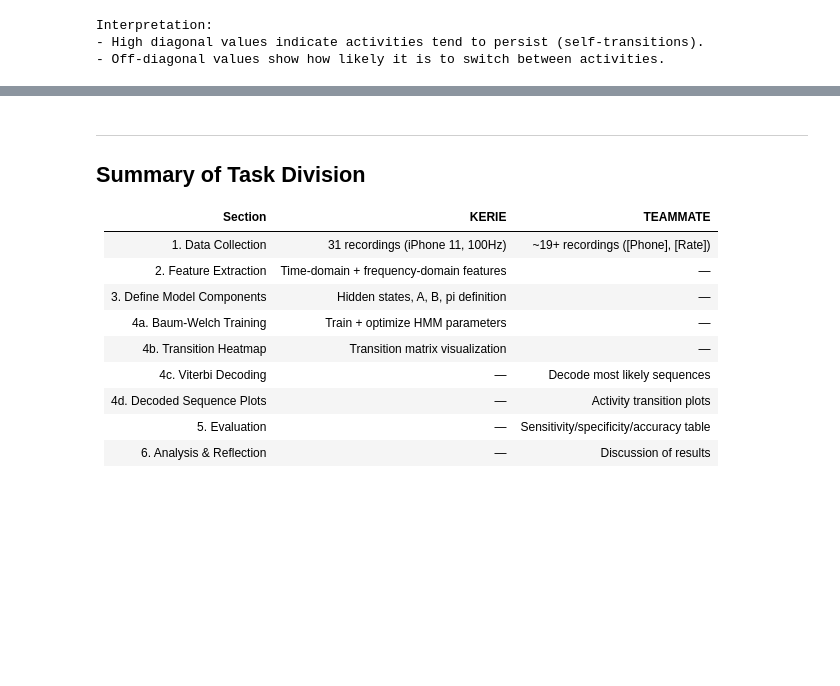
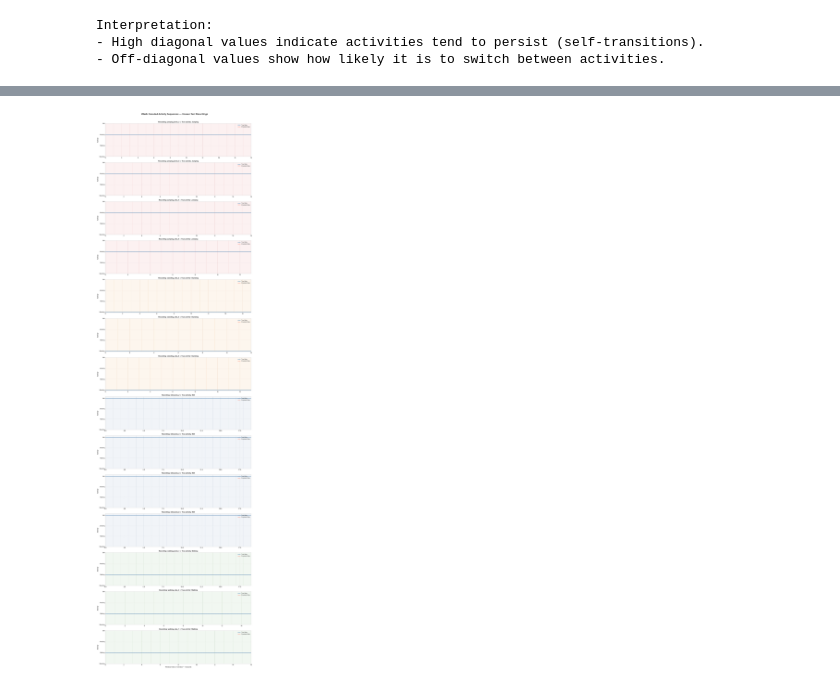
Before and after one commit to RELEBOHILE-PHEKO/Formative-2_Hidden-Markov-Models, a Jupyter notebook: hmm_activity_recognition.ipynb, the cells around one changed output, grey strips where cells are left out. Cells and saved outputs as stored; diff of their text form; code cells hidden in the pictures; blank space fills up the shorter version.

```diff
--- a/hmm_activity_recognition.ipynb
+++ b/hmm_activity_recognition.ipynb
@@ -767,15 +821,53 @@ Interpretation:
-# %% [markdown]
----
-## Summary of Task Division
-
-| Section | KERIE | TEAMMATE |
-|---------|-------|----------|
-| 1. Data Collection | 31 recordings (iPhone 11, 100Hz) | ~19+ recordings ([Phone], [Rate]) |
-| 2. Feature Extraction | Time-domain + frequency-domain features | — |
-| 3. Define Model Components | Hidden states, A, B, pi definition | — |
-| 4a. Baum-Welch Training | Train + optimize HMM parameters | — |
-| 4b. Transition Heatmap | Transition matrix visualization | — |
-| 4c. Viterbi Decoding | — | Decode most likely sequences |
-| 4d. Decoded Sequence Plots | — | Activity transition plots |
-| 5. Evaluation | — | Sensitivity/specificity/accuracy table |
-| 6. Analysis & Reflection | — | Discussion of results |
+# %%
+#  Decoded Sequence Plots
+
+test_df_feat = feature_df[feature_df['sample_id'].isin(test_samples)].copy()
+
+n_test = len(test_samples)
+fig, axes = plt.subplots(n_test, 1, figsize=(14, 3.5 * n_test), sharex=False)
+if n_test == 1:
+    axes = [axes]
+
+activity_colors = {
+    'standing': '#f28e2b',
+    'walking':  '#59a14f',
+    'jumping':  '#e15759',
+    'still':    '#4e79a7'
+}
+
+for ax, sid in zip(axes, sorted(test_samples)):
+    mask    = test_df_feat['sample_id'] == sid
+    X_seq   = scaler.transform(test_df_feat.loc[mask, feature_cols].values)
+    y_seq   = test_df_feat.loc[mask, 'label'].values
+    pred    = hmm.predict(X_seq)
+
+    t = np.arange(len(pred))
+
+    ax.step(t, y_seq,  where='post', color='steelblue', linewidth=2,
+            label='True State', zorder=3)
+    ax.step(t, pred,   where='post', color='tomato', linewidth=1.8,
+            linestyle='--', label='Predicted State', zorder=2)
+
+    # Shade background per predicted activity
+    for i in range(len(pred) - 1):
+        ax.axvspan(t[i], t[i+1],
+                   color=list(activity_colors.values())[pred[i]],
+                   alpha=0.08)
+
+    ax.set_yticks(range(N_STATES))
+    ax.set_yticklabels([a.capitalize() for a in activity_labels], fontsize=9)
+    ax.set_xlim(0, len(pred) - 1)
+    ax.set_title(f'Recording: {sid}  |  True activity: {sid.split("_")[0].capitalize()}',
+                 fontsize=10, fontweight='bold')
+    ax.legend(loc='upper right', fontsize=8)
+    ax.grid(alpha=0.25)
+    ax.set_ylabel('Activity')
+
+axes[-1].set_xlabel('Window Index (1 window = 1 second)')
+plt.suptitle('Viterbi Decoded Activity Sequences — Unseen Test Recordings',
+             fontsize=14, fontweight='bold', y=1.005)
+plt.tight_layout()
+plt.savefig('decoded_sequences.png', dpi=150, bbox_inches='tight')
+plt.show()
+# %% [output]
+[figure, added]
```
Also changed, not shown: parts of 27 cells of this notebook.
